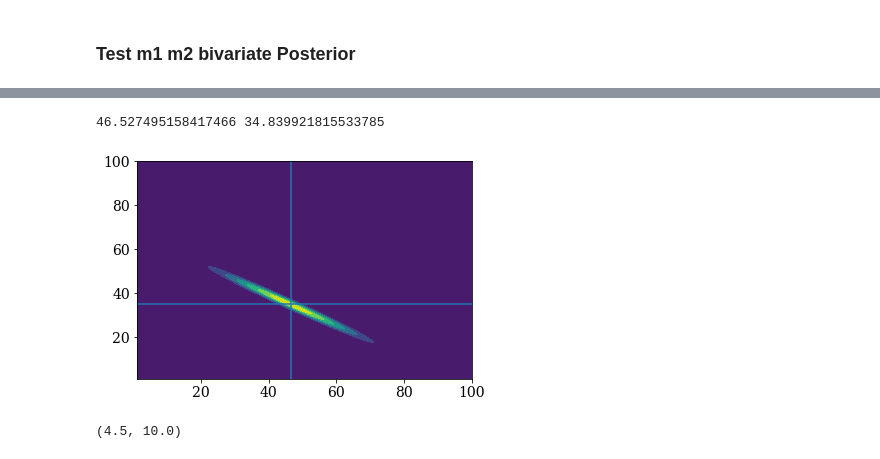
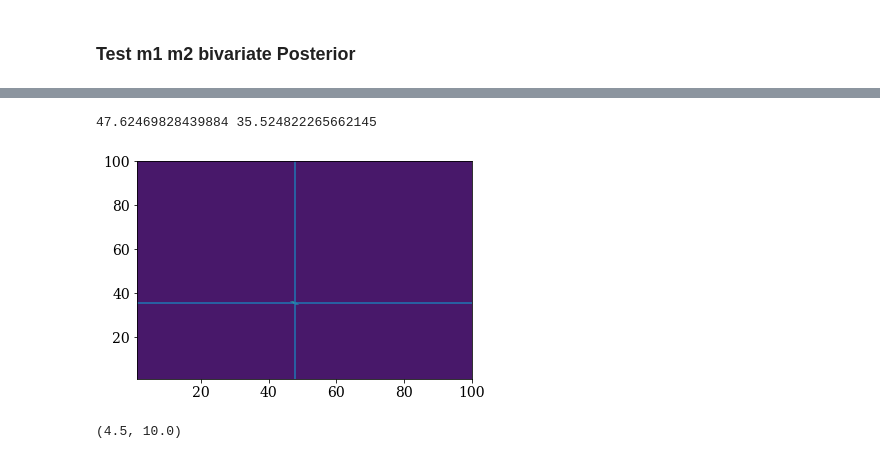
Before and after one commit to veome22/hybrid_waveforms, a Jupyter notebook: powerlaw_population_inference.ipynb, the cells around one changed output, grey strips where cells are left out. Cells and saved outputs as stored; diff of their text form; code cells hidden in the pictures.

```diff
--- a/powerlaw_population_inference.ipynb
+++ b/powerlaw_population_inference.ipynb
@@ -273,25 +273,25 @@ def sample_m1_m2_events(df_mc, df_eta, biased=False, bias_index=19, injected=Fal
     m2_mu_detections = df_mc["m2"] / (1+z)
 
     # compute variance of m1
-    aux0=(((0.3*((1.+(-4.*eta))**0.5))+((0.3*((1.+(-4.*eta))**1.))+(1.*eta)))**2)
-    aux1=0.25*((((1.+((1.+(-4.*eta))**0.5))**2))*((eta**2)*(sigMc*(((1.+z)**2)))))
-    aux2=(((1.+(-4.*eta))**-1.)*(aux0*((mchirp**2)*(sigEta*(((1.+z)**2))))))+aux1
-    aux3=(0.25*((((1.+((1.+(-4.*eta))**0.5))**2))*((eta**2)*((mchirp**2)*sigZ))))+aux2
-    m1_variance=(eta**-3.2)*(((1.+z)**-4.)*aux3)
+    aux0=0.25*((((1.+((1.+(-4.*eta))**0.5))**2))*((eta**2)*((mchirp**2)*(sigZ**2))))
+    aux1=(((0.3*((1.+(-4.*eta))**0.5))+((0.3*((1.+(-4.*eta))**1.))+(1.*eta)))**2)
+    aux2=(((1.+((1.+(-4.*eta))**0.5))**2))*((eta**2)*((sigMc**2)*(((1.+z)**2))))
+    aux3=(((1.+(-4.*eta))**-1.)*(aux1*((mchirp**2)*((sigEta**2)*(((1.+z)**2))))))+(0.25*aux2)
+    m1_variance=(eta**-3.2)*(((1.+z)**-4.)*(aux0+aux3))
     m1_variance = m1_variance.values
 
     # compute variance of m2
-    aux0=0.25*((((-1.+((1.+(-4.*eta))**0.5))**2))*((eta**2)*((mchirp**2)*sigZ)))
+    aux0=0.25*((((-1.+((1.+(-4.*eta))**0.5))**2))*((eta**2)*((mchirp**2)*(sigZ**2))))
     aux1=(((0.3*((1.+(-4.*eta))**0.5))+((-0.3*((1.+(-4.*eta))**1.))+(-1.*eta)))**2)
-    aux2=(((0.5+(-0.5*((1.+(-4.*eta))**0.5)))**2))*((eta**2)*(sigMc*(((1.+z)**2))))
-    aux3=(((1.+(-4.*eta))**-1.)*(aux1*((mchirp**2)*(sigEta*(((1.+z)**2))))))+aux2;
+    aux2=(((0.5+(-0.5*((1.+(-4.*eta))**0.5)))**2))*((eta**2)*((sigMc**2)*(((1.+z)**2))))
+    aux3=(((1.+(-4.*eta))**-1.)*(aux1*((mchirp**2)*((sigEta**2)*(((1.+z)**2))))))+aux2
     m2_variance=(eta**-3.2)*(((1.+z)**-4.)*(aux0+aux3))
     m2_variance = m2_variance.values
 
     # compute covariance of m1 and m2
-    aux0=-0.25*((-1.+(1.*((1.+(-4.*eta))**1.)))*((eta**2)*(sigMc*(((1.+(1.*z))**2)))))
+    aux0=(0.25+(-0.25*((1.+(-4.*eta))**1.)))*((eta**2)*((sigMc**2)*(((1.+(1.*z))**2))))
     aux1=(-0.09*((1.+(-4.*eta))**2.))+((((1.+(-4.*eta))**1.)*(0.09+(-0.6*eta)))+(-1.*(eta**2)))
-    aux2=((0.25+(-0.25*((1.+(-4.*eta))**1.)))*((eta**2)*sigZ))+(((1.+(-4.*eta))**-1.)*(aux1*(sigEta*(((1.+(1.*z))**2)))))
+    aux2=((0.25+(-0.25*((1.+(-4.*eta))**1.)))*((eta**2)*(sigZ**2)))+(((1.+(-4.*eta))**-1.)*(aux1*((sigEta**2)*(((1.+(1.*z))**2)))))
     m1_m2_covariance=(eta**-3.2)*(((1.+z)**-4.)*(aux0+((mchirp**2)*aux2)))
     m1_m2_covariance = m1_m2_covariance.values
 
@@ -301,6 +301,7 @@ def sample_m1_m2_events(df_mc, df_eta, biased=False, bias_index=19, injected=Fal
 
         mchirp_biased = (df_mc["Mc"] + bias_mc) / (1+z)
         eta_biased = np.minimum(df_mc["eta"]+bias_eta, 0.25) # make sure that eta doesn't exceed what is physically possible
+        # eta_biased = df_mc["eta"]+bias_eta
 
         m1_mu_detections = conv.mass1_from_mchirp_eta(mchirp_biased, eta_biased)
         m2_mu_detections = conv.mass2_from_mchirp_eta(mchirp_biased, eta_biased)
@@ -450,7 +451,7 @@ plt.show()
 # %% [markdown]
 ### Test m1 m2 bivariate Posterior
 # %%
-m1_mu_detections, m2_mu_detections,  m1_variance, m2_variance, m1_m2_covariance = sample_m1_m2_events(df_mc, df_eta)
+m1_mu_detections, m2_mu_detections,  m1_variance, m2_variance, m1_m2_covariance = sample_m1_m2_events(df_mc[:20], df_eta[:20], injected=True)
 covariances = np.zeros((len(m1_mu_detections), 2,2))
 
 for i in range(len(m1_mu_detections)):
@@ -491,34 +525,34 @@ print(m1_mean, m2_mean, covariances[i])
 # %%
 m1_mu_detections, m2_mu_detections,  m1_variance, m2_variance, m1_m2_covariance = sample_m1_m2_events(df_mc, df_eta)
 covariances = np.zeros((len(m1_mu_detections), 2,2))
 
 for i in range(len(m1_mu_detections)):
     covariances[i] =  [[m1_variance[i], m1_m2_covariance[i]], [m1_m2_covariance[i], m2_variance[i]]]
 
 
-m1_mean = m1_mu_detections.values
-m2_mean = m2_mu_detections.values
+m1_mean = m1_mu_detections
+m2_mean = m2_mu_detections
 
 
 m1_range = np.linspace(1, 100, 500)
 m2_range = np.linspace(1, 100, 500)
 x,y = np.meshgrid(m2_range, m1_range)
 pos = np.dstack((x, y))
 
 posteriors = np.zeros((len(m1_mu_detections), len(m1_range), len(m2_range)))
 
 for i in range(50):
     posteriors[i] = (multivariate_normal.pdf(pos, mean=[m1_mean[i], m2_mean[i]], cov=covariances[i]))
 
 
 index = 10
 plt.contourf(x,y, posteriors[index])
 plt.axvline(x=m1_mean[index])
 plt.axhline(y=m2_mean[index])
 print(m1_mean[index], m2_mean[index])
 # %% [output]
-46.527495158417466 34.839921815533785
+47.62469828439884 35.524822265662145
-[figure, old version]
+[figure, new version]
 # %%
 # set the prior (m1_range, m2_range)
 prior_m2_full = power(m2_range, beta_inj, mmin_inj, m1_range[-1])
```
Also changed, not shown: parts of 17 cells of this notebook.
